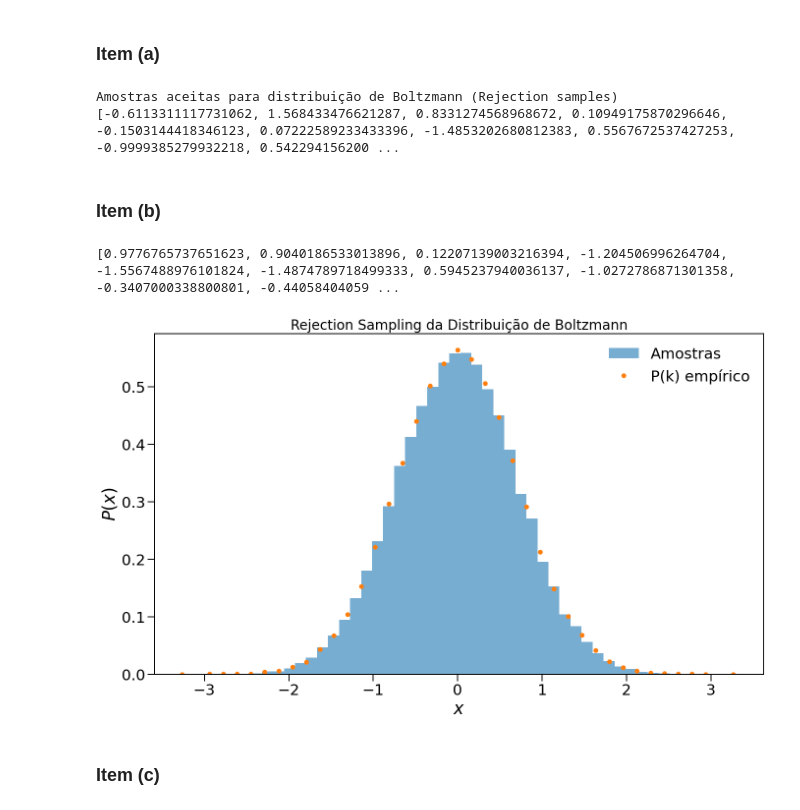
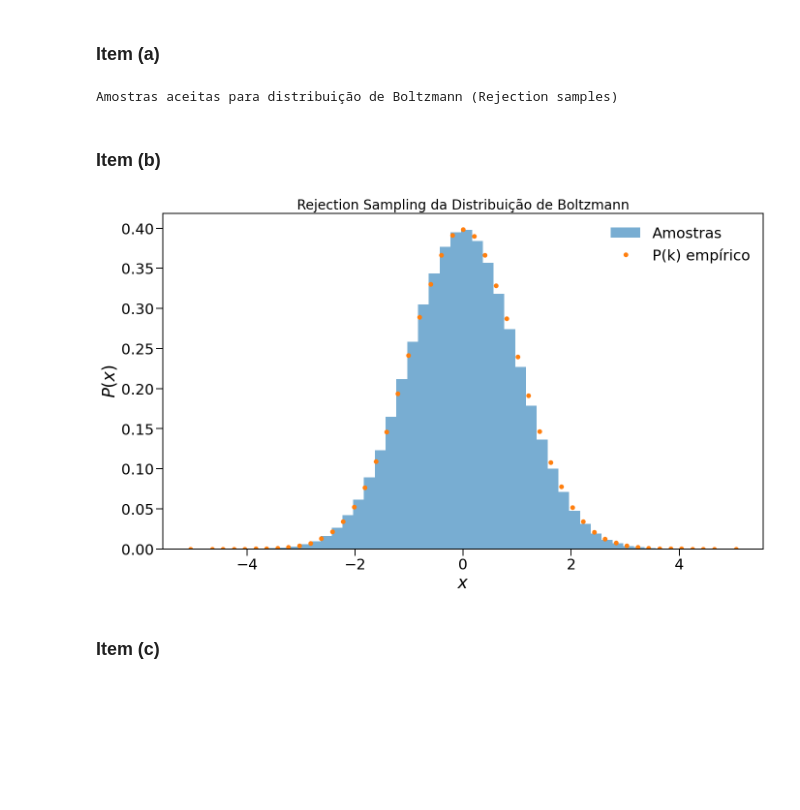
Before and after one commit to JuniorAlencar/TopFisTeo2024.2, a Jupyter notebook: Lista_1/questões/Question1.ipynb, the cells around one changed output. Cells and saved outputs as stored; diff of their text form; code cells hidden in the pictures; blank space fills up the shorter version.

```diff
--- a/Lista_1/questões/Question1.ipynb
+++ b/Lista_1/questões/Question1.ipynb
@@ -52,14 +48,15 @@ da qualidade da aproximação Monte Carlo à solução analítica
 # %%
 # Item (a) <---------------
 # Determina largura da gaussiana
-a = 5
-n_samples = 50000
+a = 10
+n_samples = 10**6
+M = 50
 # Retorna lista de valores aceitos
-samples = rejection_sampling(a, n_samples)
+#samples = rejection_sampling(n_samples, a)
+samples = rejection_sampling(n_samples, a, M)
 print('Amostras aceitas para distribuição de Boltzmann (Rejection samples)')
-print(samples)
+#print(samples)
 # %% [output]
 Amostras aceitas para distribuição de Boltzmann (Rejection samples)
-[-0.6113311117731062, 1.568433476621287, 0.8331274568968672, 0.10949175870296646, -0.1503144418346123, 0.07222589233433396, -1.4853202680812383, 0.5567672537427253, -0.9999385279932218, 0.542294156200 ...
 # %% [markdown]
 ### **Item (b)**
@@ -69,26 +63,19 @@ def P_teorica(x):
 # %%
 # Item (b) - Plot do Histograma <---------------
-# Determina largura da gaussiana
-a, m = 4, 50
-n_samples = 50000
-# Retorna lista de valores aceitos
-samples = rejection_sampling(a, n_samples)
+m = 100 # número de bins na distribuição
+# x_aceito e p(x_aceito) empíricos
 k_data, Pk_data = distribution_data(samples, a, m)
-print(samples)
-# Item (b) <---------------
-# Visualizar os resultados
 x = np.linspace(-a, a, 1000)
 fig = plt.subplots(figsize=(16, 9))
 plt.hist(samples, bins=50, density=True, alpha=0.6, label="Amostras")
 plt.plot(k_data, Pk_data,'o', label='P(k) empírico')
 #plt.plot(x, P(x) / sum(P(x)), label="Distribuição alvo (não normalizada)", color='red')
 #plt.plot(samples, P(samples) / sum(P(samples)), label="Distribuição alvo (não normalizada)", color='red')
 plt.legend(prop={"size": 22}, fancybox=True, framealpha=0.0)
 plt.xlabel(r"$x$", size=25)
 plt.ylabel(r"$P(x)$", size=25)
 plt.title("Rejection Sampling da Distribuição de Boltzmann", size=20)
 plt.tick_params('both', width=1.4, length=10, labelsize=22)
 plt.show()
 # %% [output]
-[0.9776765737651623, 0.9040186533013896, 0.12207139003216394, -1.204506996264704, -1.5567488976101824, -1.4874789718499333, 0.5945237940036137, -1.0272786871301358, -0.3407000338800801, -0.44058404059 ...
-[figure, old version]
+[figure, new version]
```
Also changed, not shown: parts of 12 cells of this notebook, 1 other file.
